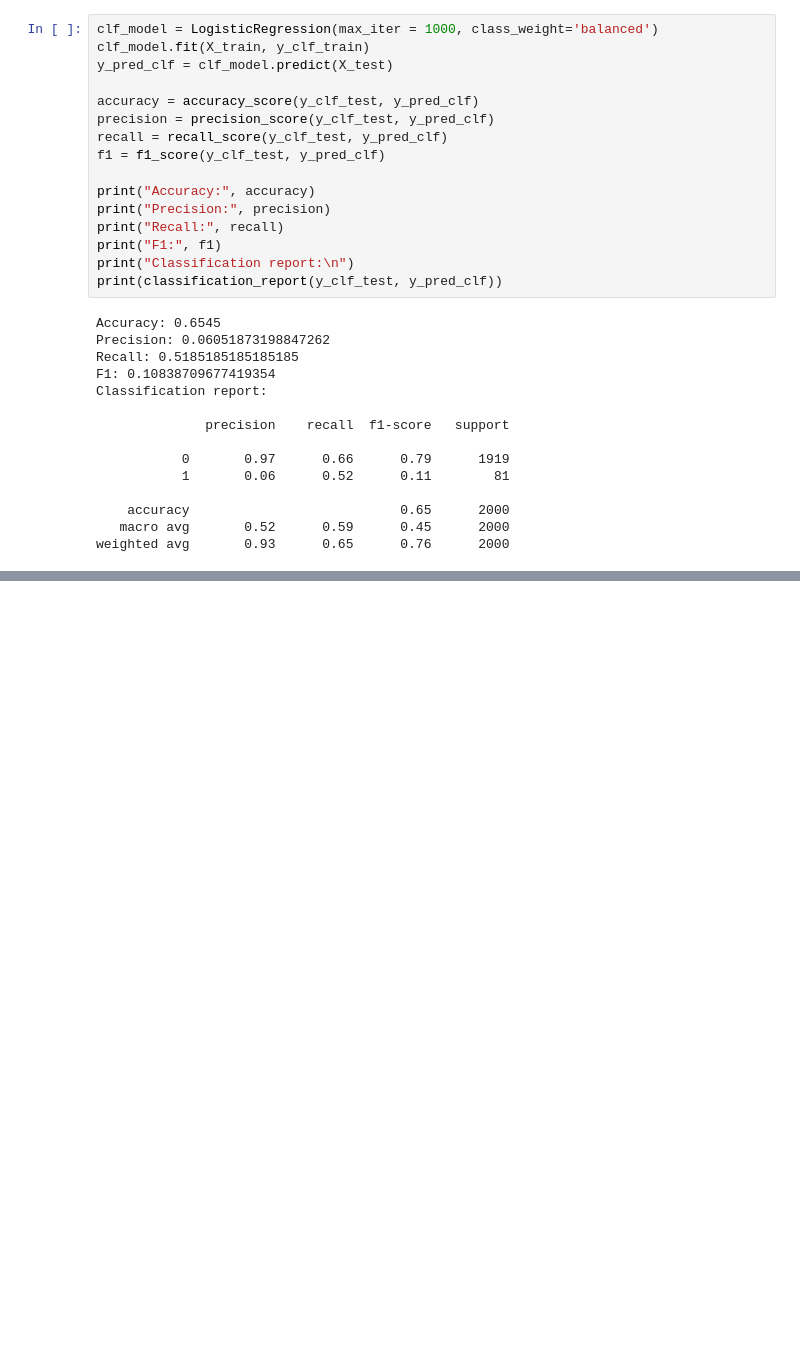
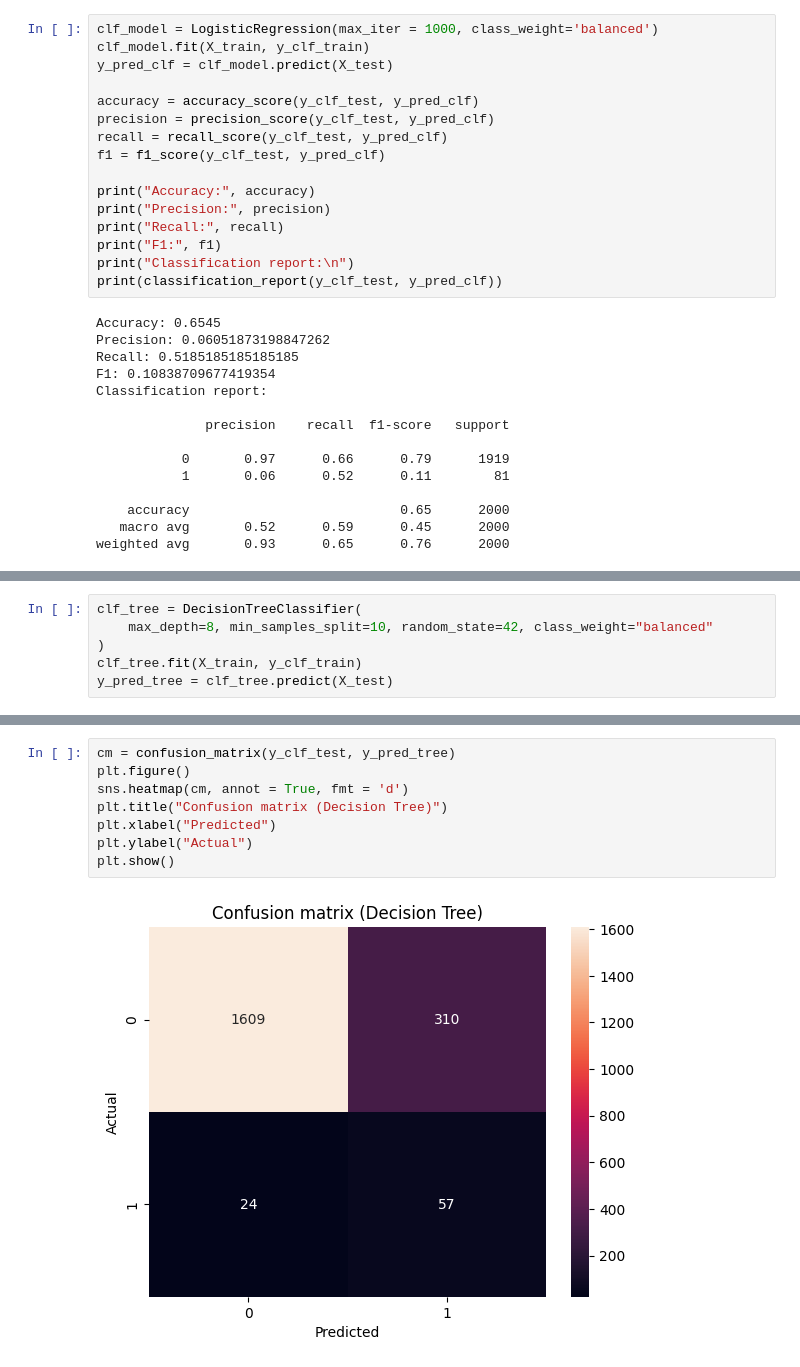
Before and after one commit to maineugene/ml-1, a Jupyter notebook: main.ipynb, the cells around one changed output, grey strips where cells are left out. Saved outputs shown, nothing was run; the diff lists cells and outputs as text; blank space fills up the shorter version.

```diff
--- a/main.ipynb
+++ b/main.ipynb
@@ -440,0 +441,6 @@ plt.show()
+# %%
+clf_tree = DecisionTreeClassifier(
+    max_depth=8, min_samples_split=10, random_state=42, class_weight="balanced"
+)
+clf_tree.fit(X_train, y_clf_train)
+y_pred_tree = clf_tree.predict(X_test)
@@ -440,0 +469,10 @@ plt.show()
+# %%
+cm = confusion_matrix(y_clf_test, y_pred_tree)
+plt.figure()
+sns.heatmap(cm, annot = True, fmt = 'd')
+plt.title("Confusion matrix (Decision Tree)")
+plt.xlabel("Predicted")
+plt.ylabel("Actual")
+plt.show()
+# %% [output]
+[figure, added]
```
Also changed, not shown: parts of 7 cells of this notebook.
